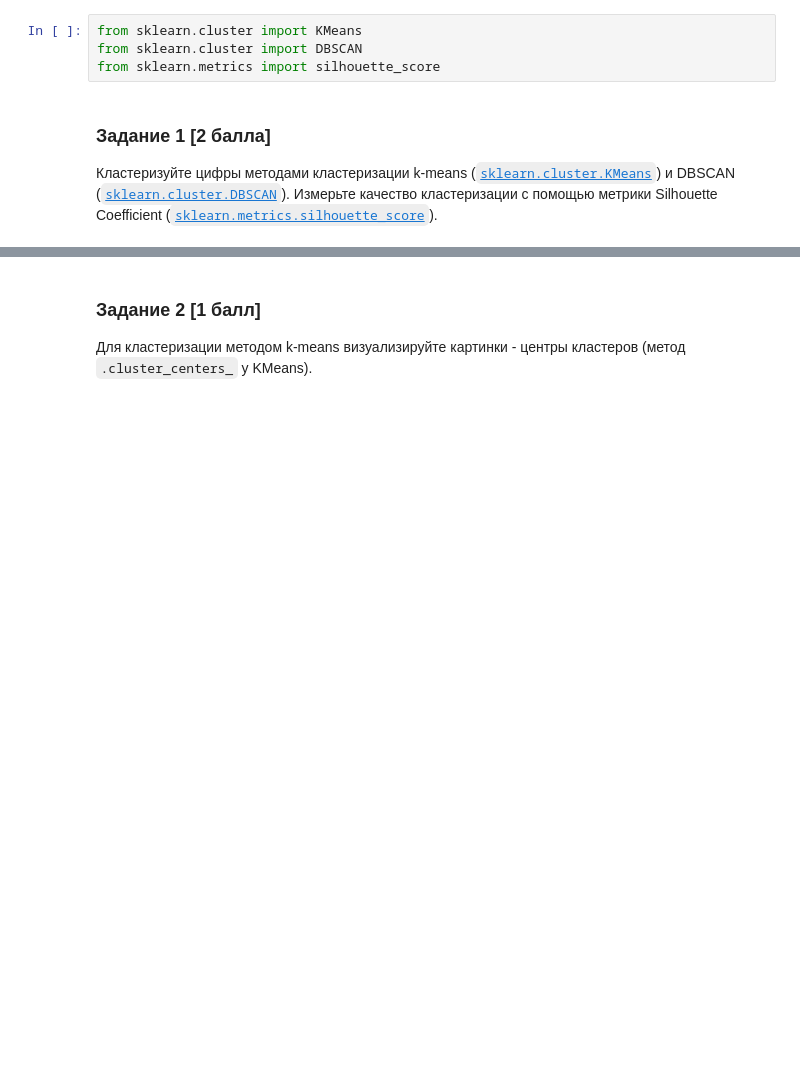
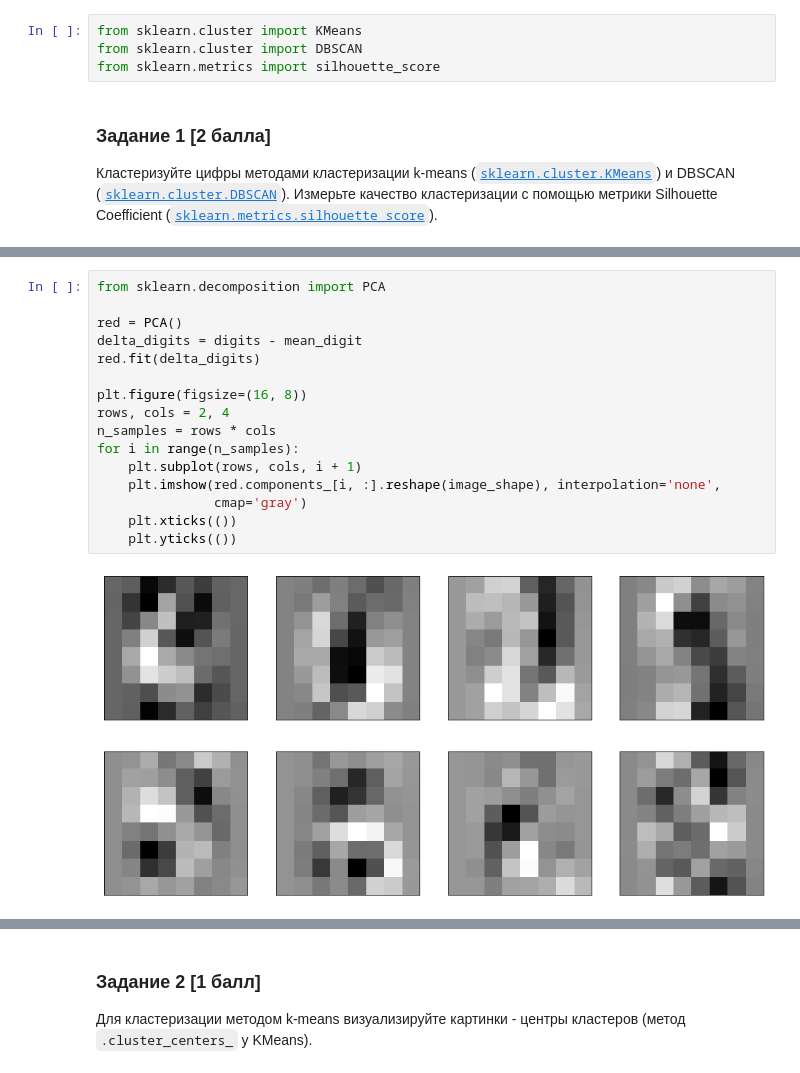
Before and after one commit to ksetdekov/ml_dpo_2021, a Jupyter notebook: hw/hw5/hw05.ipynb, the cells around one changed output, grey strips where cells are left out. Cells and saved outputs as stored; diff of their text form; blank space fills up the shorter version.

```diff
--- a/hw/hw5/hw05.ipynb
+++ b/hw/hw5/hw05.ipynb
@@ -88,0 +128,18 @@ from sklearn.metrics import silhouette_score
+# %%
+from sklearn.decomposition import PCA
+
+red = PCA()
+delta_digits = digits - mean_digit
+red.fit(delta_digits)
+
+plt.figure(figsize=(16, 8))
+rows, cols = 2, 4
+n_samples = rows * cols
+for i in range(n_samples):
+    plt.subplot(rows, cols, i + 1)
+    plt.imshow(red.components_[i, :].reshape(image_shape), interpolation='none',
+               cmap='gray')
+    plt.xticks(())
+    plt.yticks(())
+# %% [output]
+[figure, added]
```
Also changed, not shown: parts of 12 cells of this notebook.
